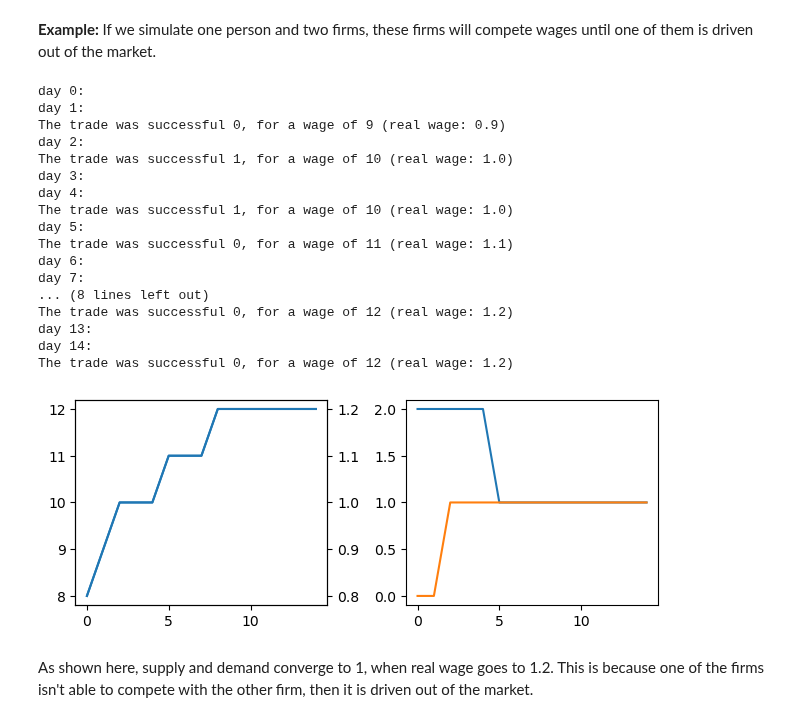
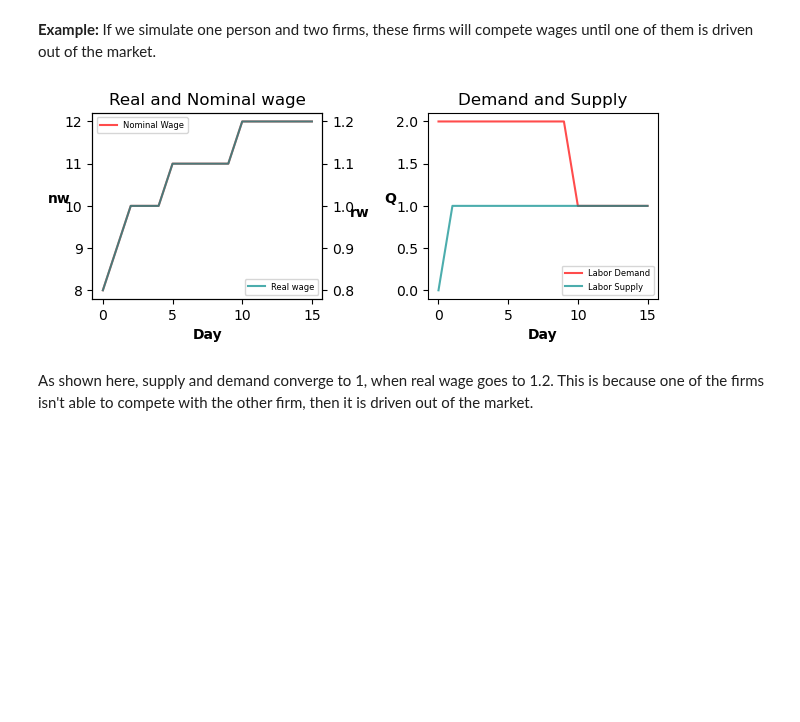
Before and after one commit to NumEconCopenhagen/projects-2023-the-best-duo, a Jupyter notebook: modelproject/modelproject.ipynb, the cells around one changed output. Cells and saved outputs as stored; diff of their text form; code cells hidden in the pictures; blank space fills up the shorter version.

```diff
--- a/modelproject/modelproject.ipynb
+++ b/modelproject/modelproject.ipynb
@@ -108,44 +80,17 @@ The agents behave in a similar way that in the goods market. The only difference
 # %% [markdown]
 **Example:** If we simulate one person and two firms, these firms will compete wages until one of them is driven out of the market.
 # %%
+# a. parameters
 rw_dem_func = lambda x: 1.5 - 0.2 * x
 rw_sup_func = lambda x: 0.8
-n_days = 15
+n_days = 16
 initial_w = 8
 initial_p = 10
 
-wage, demand, supply = economy_simulation(rw_dem_func=rw_dem_func,rw_sup_func=rw_sup_func,initial_p=initial_p,initial_w=initial_w,n_days=n_days,n_persons=1,n_firms=2,only_labor=True).simulation()
-rw = [w/initial_p for w in wage]
-fig = plt.figure()
-
-ax1 = fig.add_subplot(2,2,1)
-ax1.plot(range(n_days),wage)
-ax2 = fig.add_subplot(2,2,2)
-ax2.plot(range(n_days),demand)
-ax2.plot(range(n_days),supply)
-ax3 = ax1.twinx()
-ax3.plot(range(n_days),rw)
-plt.tight_layout()
-plt.show()
+# b. plot
+plot_func(rw_dem_func=rw_dem_func,rw_sup_func=rw_sup_func,initial_p=initial_p,initial_w=initial_w,n_days=n_days,n_persons=1,n_firms=2,only_labor=True)
 # %% [output]
-day 0:
-day 1:
-The trade was successful 0, for a wage of 9 (real wage: 0.9)
-day 2:
-The trade was successful 1, for a wage of 10 (real wage: 1.0)
-day 3:
-day 4:
-The trade was successful 1, for a wage of 10 (real wage: 1.0)
-day 5:
-The trade was successful 0, for a wage of 11 (real wage: 1.1)
-day 6:
-day 7:
-... (8 lines left out)
-The trade was successful 0, for a wage of 12 (real wage: 1.2)
-day 13:
-day 14:
-The trade was successful 0, for a wage of 12 (real wage: 1.2)
-[figure, old version]
+[figure, new version]
 # %% [markdown]
 As shown here, supply and demand converge to 1, when real wage goes to 1.2. This is because one of the firms isn't able to compete with the other firm, then it is driven out of the market.
 # %% [markdown]
```
Also changed, not shown: parts of 21 cells of this notebook, 8 other files.
